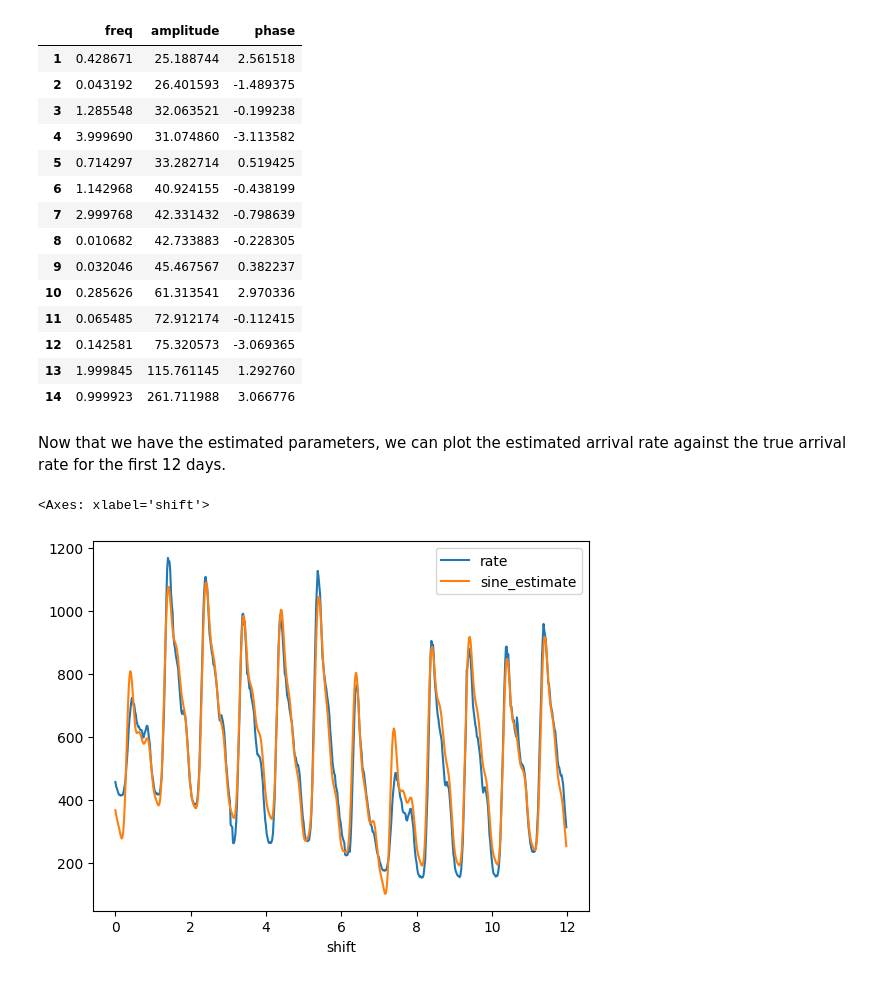
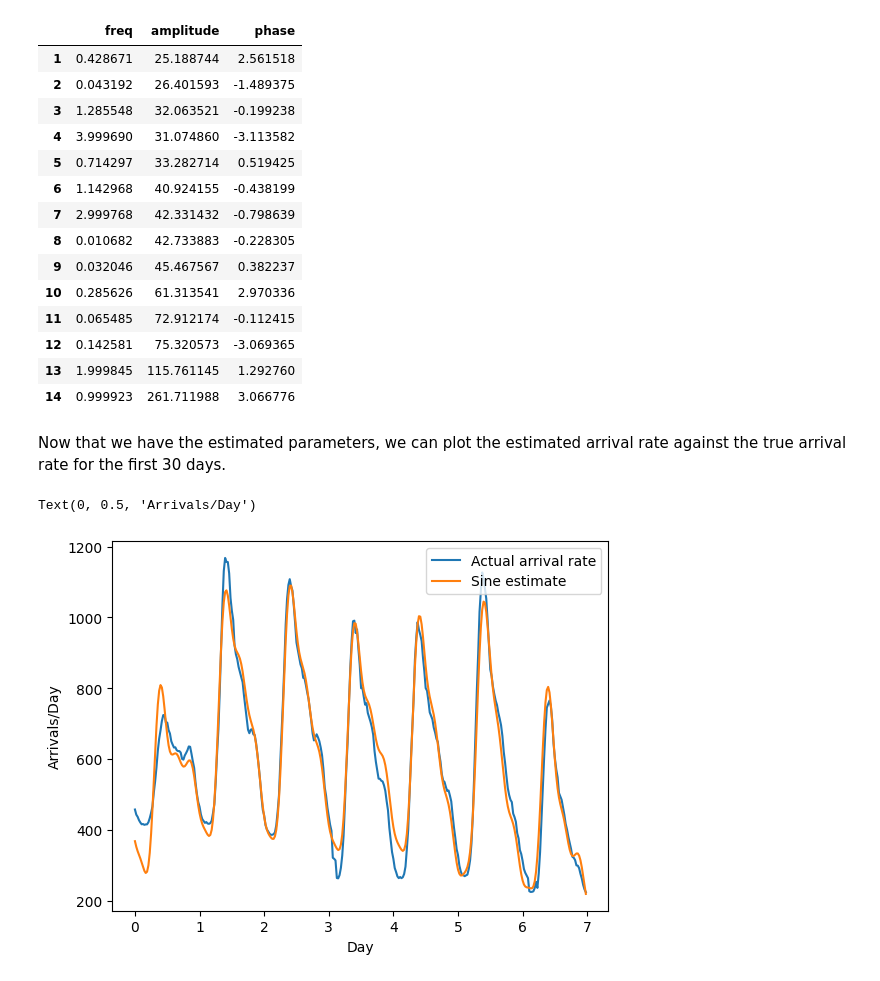
Before and after one commit to rgurlek/sine-NHPP, a Jupyter notebook: sine-NHPP_tutorial.ipynb, the cells around one changed output. Cells and saved outputs as stored; diff of their text form; code cells hidden in the pictures.

Commit message:
added the plot labels

```diff
--- a/sine-NHPP_tutorial.ipynb
+++ b/sine-NHPP_tutorial.ipynb
@@ -99,7 +99,7 @@ fitted_params
 | 13 | 1.999845 | 115.761145 | 1.292760 |
 | 14 | 0.999923 | 261.711988 | 3.066776 |
 # %% [markdown]
-Now that we have the estimated parameters, we can plot the estimated arrival rate against the true arrival rate for the first 12 days.
+Now that we have the estimated parameters, we can plot the estimated arrival rate against the true arrival rate for the first 30 days.
 # %%
 pc_truth = pd.read_csv("PC_truth.csv")
 def sine_estimate(t, constant, fitted_params):
@@ -109,8 +109,13 @@ def sine_estimate(t, constant, fitted_params):
     ).item()
 pc_truth["sine_estimate"] = [sine_estimate(x, constant, fitted_params)
                        for x in pc_truth["shift"]]
-# %%
-pc_truth[pc_truth["shift"] < 12].plot(x = "shift", y = ["rate", "sine_estimate"])
-# %% [output]
-<Axes: xlabel='shift'>
-[figure, removed]
+# %%
+fig, ax = plt.subplots()
+pc_truth[pc_truth["shift"] < 7].plot(x = "shift", y = ["rate", "sine_estimate"],
+                                      ax=ax)
+ax.legend(["Actual arrival rate", "Sine estimate"])
+ax.set_xlabel("Day")
+ax.set_ylabel("Arrivals/Day")
+# %% [output]
+Text(0, 0.5, 'Arrivals/Day')
+[figure, added]
```
